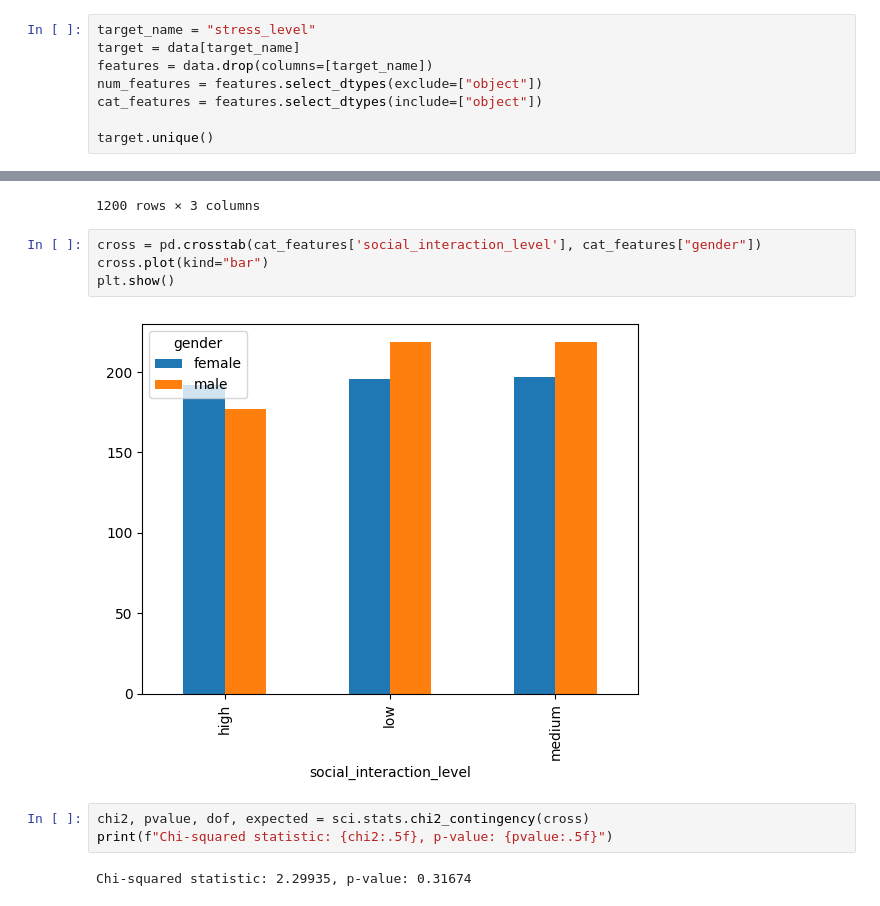
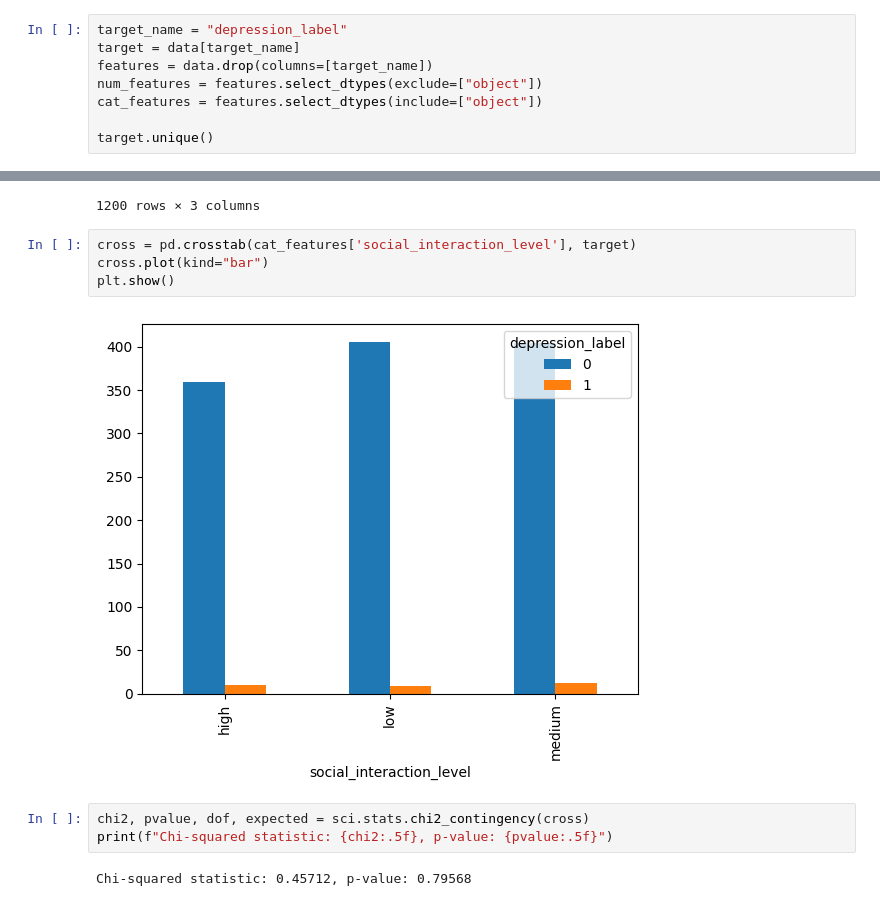
Before and after one commit to Diy-101/data_analysis, a Jupyter notebook: teenager_dataset.ipynb, the cells around one changed output, grey strips where cells are left out. Cells and saved outputs as stored; diff of their text form.

```diff
--- a/teenager_dataset.ipynb
+++ b/teenager_dataset.ipynb
@@ -66,7 +64,7 @@ addiction_level             0
 depression_label            0
 dtype: int64
 # %%
-target_name = "stress_level"
+target_name = "depression_label"
 target = data[target_name]
 features = data.drop(columns=[target_name])
 num_features = features.select_dtypes(exclude=["object"])
@@ -134,14 +132,14 @@ cat_features
 | 1199 | female | TikTok | medium |
 1200 rows × 3 columns
 # %%
-cross = pd.crosstab(cat_features['social_interaction_level'], cat_features["gender"])
+cross = pd.crosstab(cat_features['social_interaction_level'], target)
 cross.plot(kind="bar")
 plt.show()
 # %% [output]
-[figure, old version]
+[figure, new version]
 # %%
 chi2, pvalue, dof, expected = sci.stats.chi2_contingency(cross)
 print(f"Chi-squared statistic: {chi2:.5f}, p-value: {pvalue:.5f}")
 # %% [output]
-Chi-squared statistic: 2.29935, p-value: 0.31674
+Chi-squared statistic: 0.45712, p-value: 0.79568
 # %%
```
Also changed, not shown: parts of 21 cells of this notebook.
